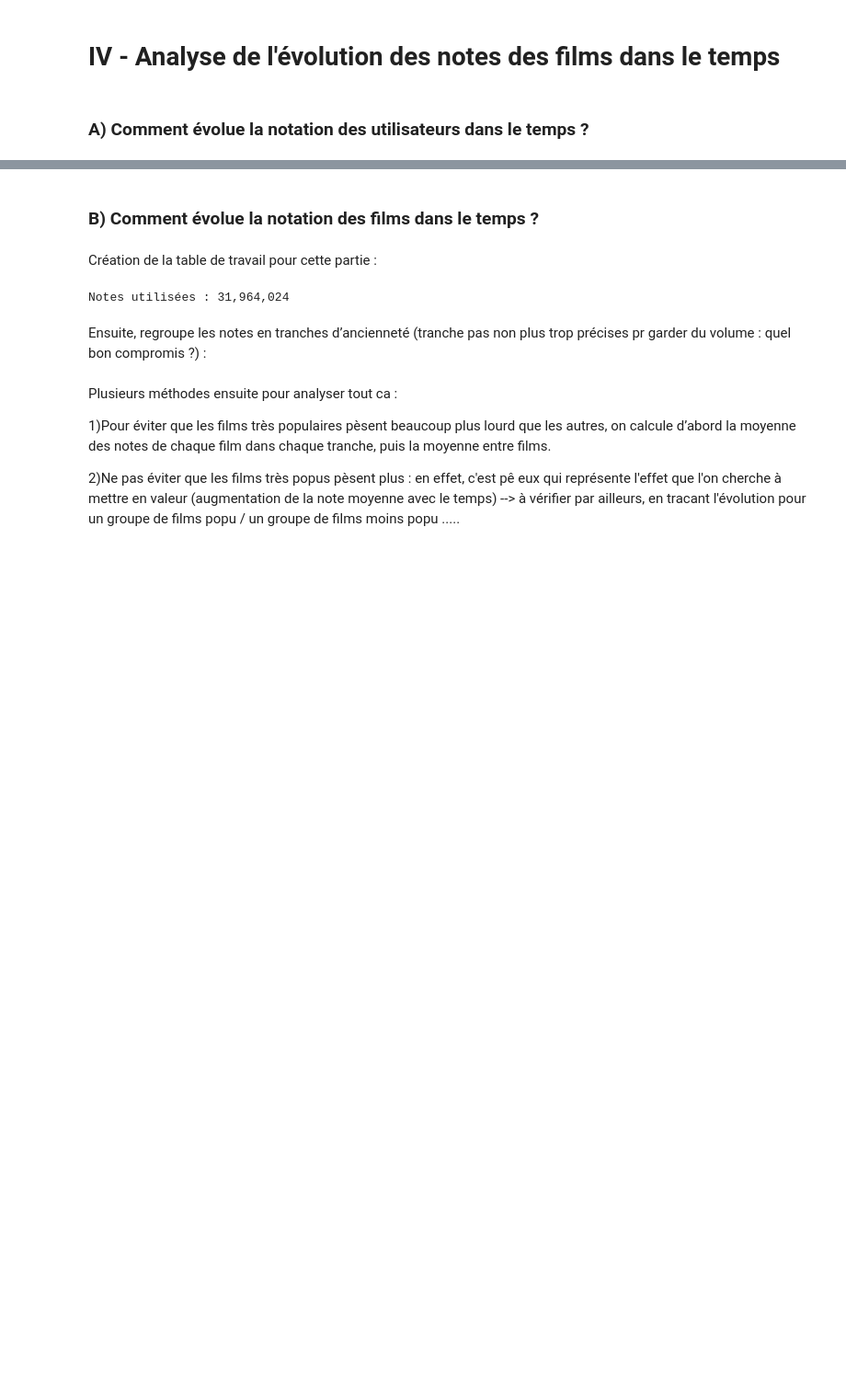
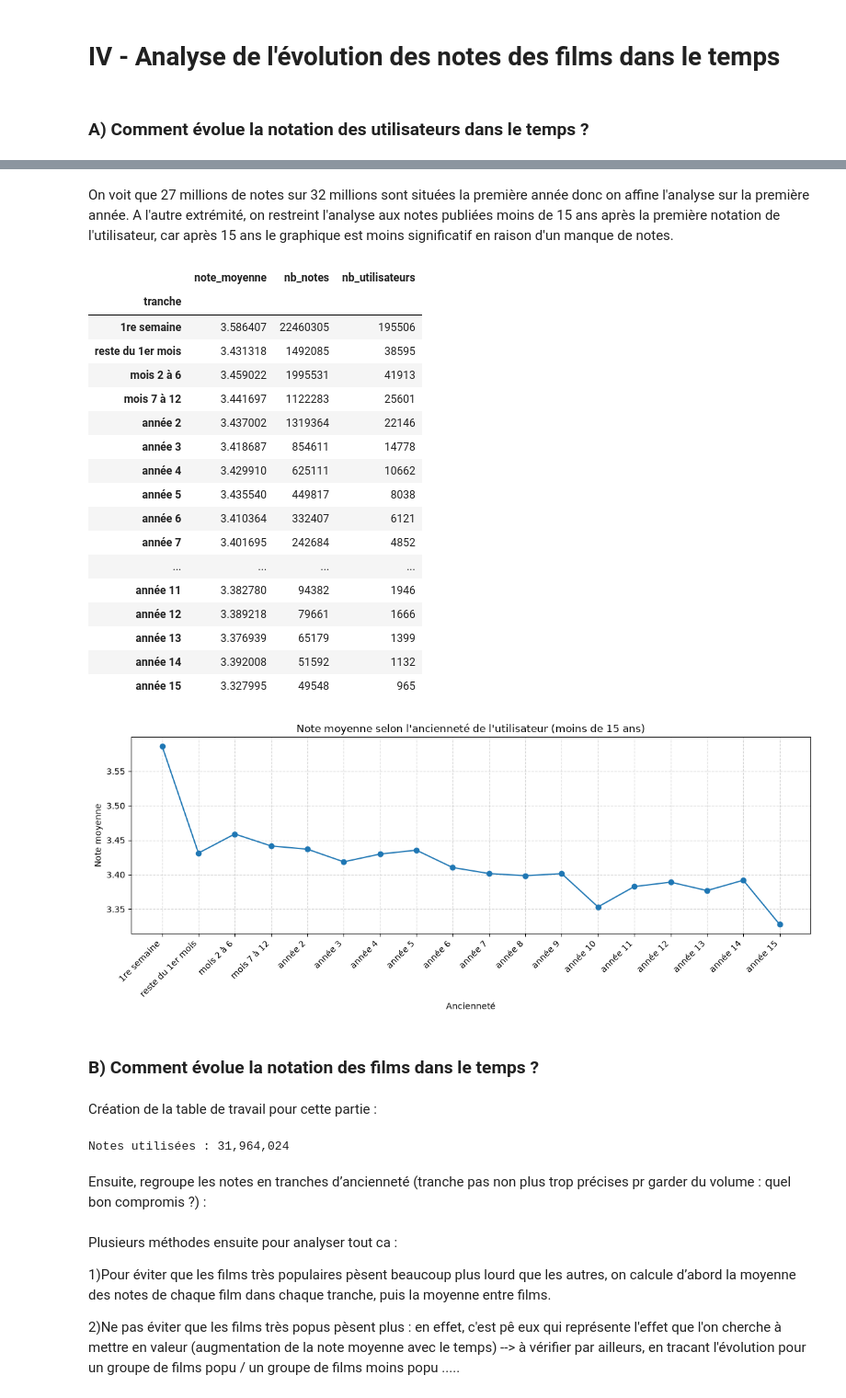
Before and after one commit to gcourtadon/ensae_pythondatascience_films, a Jupyter notebook: main.ipynb, the cells around one changed output, grey strips where cells are left out. Shown at 92% size. Cells and saved outputs as stored; diff of their text form; code cells hidden in the pictures; blank space fills up the shorter version.

Commit message:
Ancienneté de l'utilisateur précisée (moyenne)

```diff
--- a/main.ipynb
+++ b/main.ipynb
@@ -594,3 +604,64 @@ plt.show()
+# %% [markdown]
+On voit que 27 millions de notes sur 32 millions sont situées la première année donc on affine l'analyse sur la première année. A l'autre extrémité, on restreint l'analyse aux notes publiées moins de 15 ans après la première notation de l'utilisateur, car après 15 ans le graphique est moins significatif en raison d'un manque de notes.
+# %%
+def ajouter_jours(df):
+    """Ajoute le nombre de jours écoulés depuis la première note de l'utilisateur."""
+    df = df.copy()
+    premiere_date = df.groupby("userId")["date"].transform("min")
+    df["jours"] = (df["date"] - premiere_date).dt.days
+    return df
+
+
+# Limites des tranches (en jours) et leurs noms
+limites = [-1, 7, 30, 182, 365] + [365 * k for k in range(2, 16)]
+noms = ["1re semaine", "reste du 1er mois", "mois 2 à 6", "mois 7 à 12"]
+noms = noms + [f"année {k}" for k in range(2, 16)]
+
+# Utilisateurs actifs (> 20 notes), ancienneté en jours
+notes_actifs = ratings_movies[ratings_movies["userId"].isin(users_actifs["userId"])]
+notes_jours = ajouter_jours(notes_actifs)
+
+# Tranche de chaque note (les notes après 15 ans sont exclues)
+notes_jours["tranche"] = pd.cut(notes_jours["jours"], bins=limites, labels=noms)
+
+par_tranche = (
+    notes_jours
+    .groupby("tranche", observed=False)["rating"]
+    .agg(note_moyenne="mean", nb_notes="count")
+)
+par_tranche["nb_utilisateurs"] = notes_jours.groupby("tranche", observed=False)["userId"].nunique()
+display(par_tranche)
+
+fig, ax = plt.subplots(figsize=(12, 5))
+par_tranche["note_moyenne"].plot(marker="o", ax=ax)
+ax.set_xticks(range(len(noms)))
+ax.set_xticklabels(noms, rotation=45, ha="right")
+ax.set_title("Note moyenne selon l'ancienneté de l'utilisateur (moins de 15 ans)")
+ax.set_xlabel("Ancienneté")
+ax.set_ylabel("Note moyenne")
+ax.grid(True, linestyle="--", alpha=0.5)
+plt.tight_layout()
+plt.show()
+# %% [output]
+|  | note_moyenne | nb_notes | nb_utilisateurs |
+| tranche |  |  |  |
+| 1re semaine | 3.586407 | 22460305 | 195506 |
+| reste du 1er mois | 3.431318 | 1492085 | 38595 |
+| mois 2 à 6 | 3.459022 | 1995531 | 41913 |
+| mois 7 à 12 | 3.441697 | 1122283 | 25601 |
+| année 2 | 3.437002 | 1319364 | 22146 |
+| année 3 | 3.418687 | 854611 | 14778 |
+| année 4 | 3.429910 | 625111 | 10662 |
+| année 5 | 3.435540 | 449817 | 8038 |
+| année 6 | 3.410364 | 332407 | 6121 |
+| année 7 | 3.401695 | 242684 | 4852 |
+| ... | ... | ... | ... |
+| année 11 | 3.382780 | 94382 | 1946 |
+| année 12 | 3.389218 | 79661 | 1666 |
+| année 13 | 3.376939 | 65179 | 1399 |
+| année 14 | 3.392008 | 51592 | 1132 |
+| année 15 | 3.327995 | 49548 | 965 |
+[figure, added]
 # %% [markdown]
 ### B) Comment évolue la notation des films dans le temps ?
 # %% [markdown]
```
Also changed, not shown: parts of 13 cells of this notebook.
